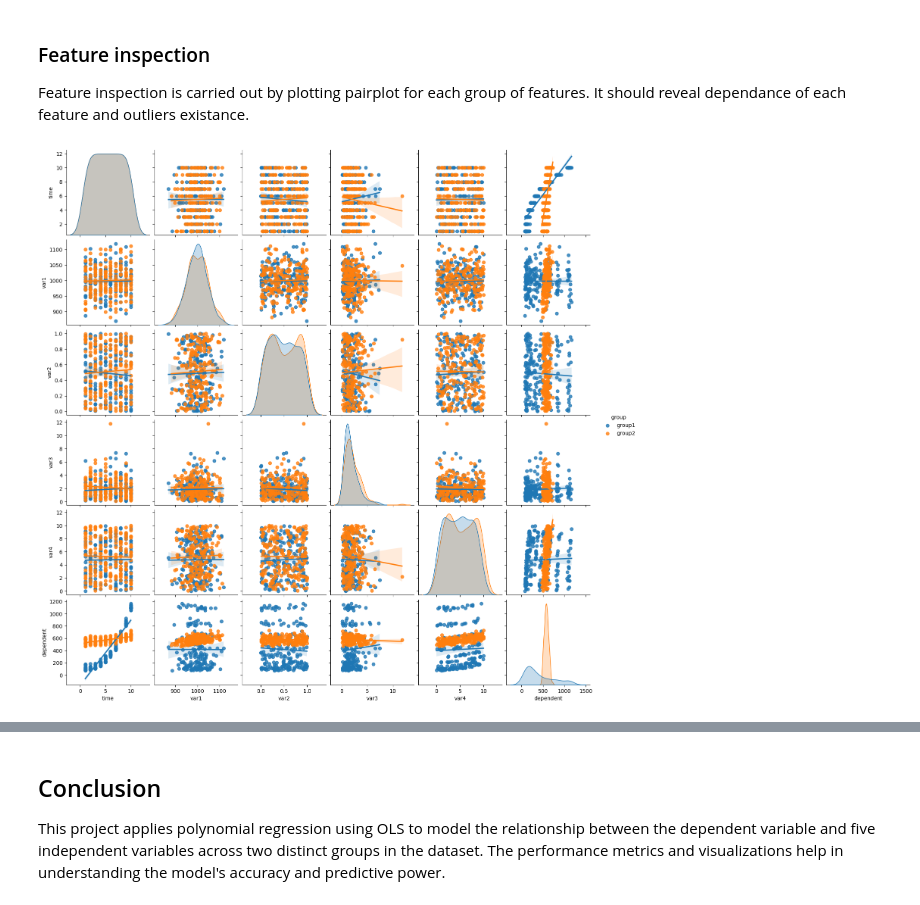
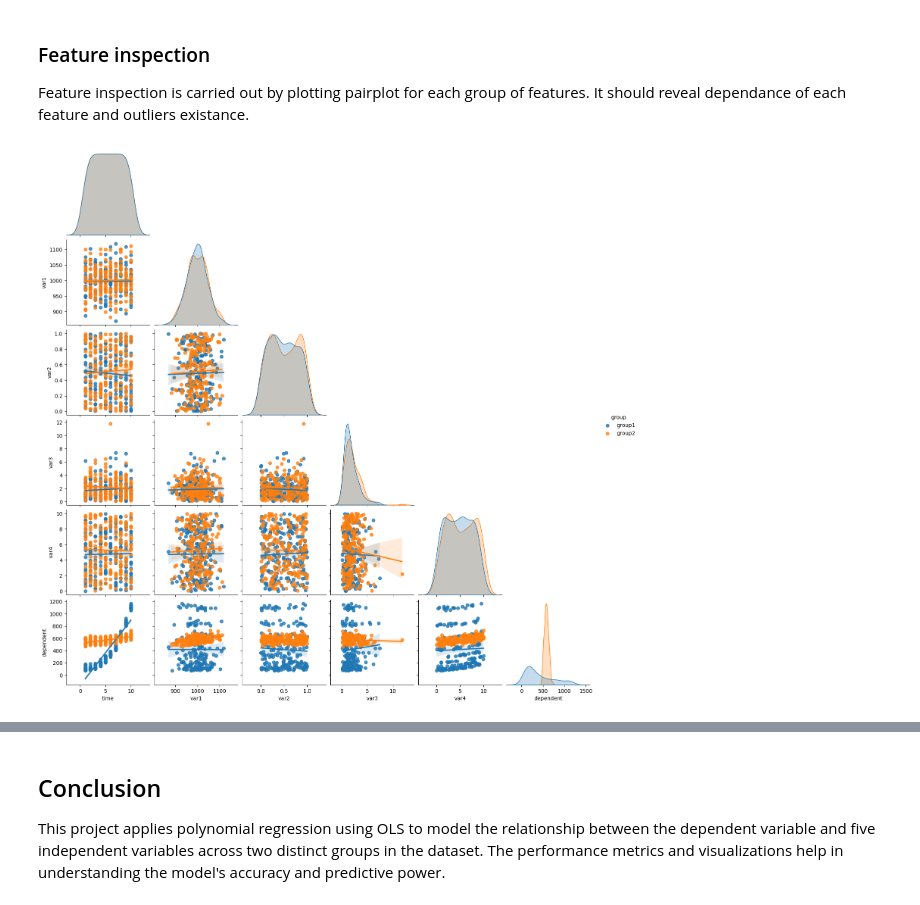
Before and after one commit to pciuh/regression-model, a Jupyter notebook: regression-model.ipynb, the cells around one changed output, grey strips where cells are left out. Saved outputs shown, nothing was run; the diff lists cells and outputs as text; code cells hidden in the pictures.

```diff
--- a/regression-model.ipynb
+++ b/regression-model.ipynb
@@ -62,8 +66,7 @@ File *data.csv* contains data compound with variables *time*, *var1*, *var2*, *v
 ### Feature inspection
 Feature inspection is carried out by plotting pairplot for each group of features. It should reveal dependance of each feature and outliers existance.
 # %%
-#fig,ax = plt.subplots(1,figsize=(6,6))
-fig = sns.pairplot(df,kind='reg', diag_kind='kde',hue='group',aspect=1)
-fig.savefig(pDir + 'pairplot.png',dpi=150)
+fig = sns.pairplot(df,kind='reg', diag_kind='kde',corner=True,hue='group',aspect=1)
+fig.savefig(pDir + 'pairplot-all.png',dpi=150)
 # %% [output]
-[figure, old version]
+[figure, new version]
```
Also changed, not shown: parts of 8 cells of this notebook, 7 other files.
